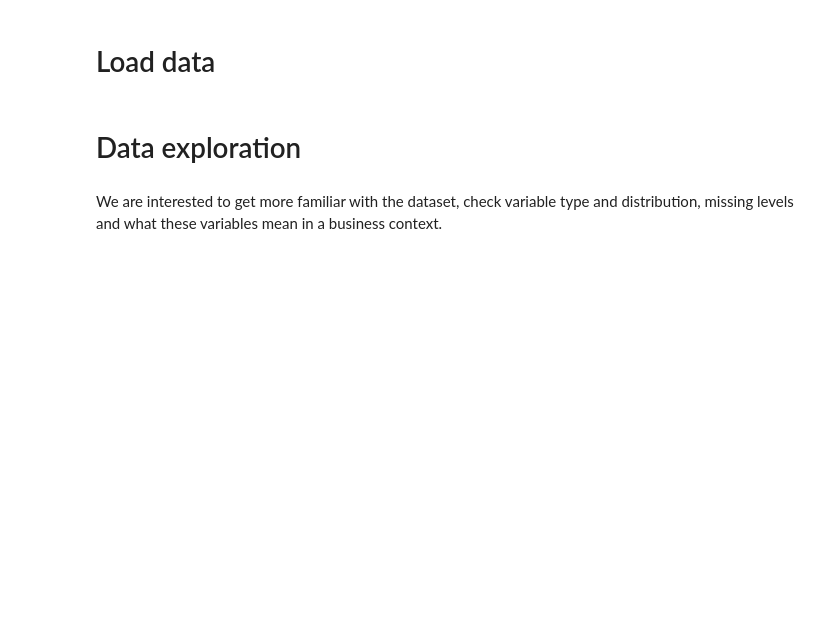
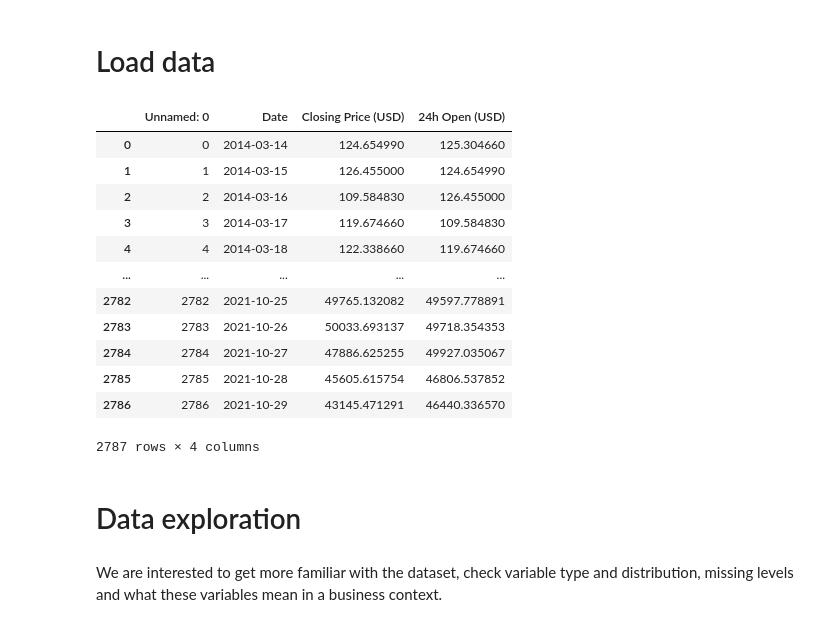
Before and after one commit to ksagep/fifth-milestone-project-bitcoin, a Jupyter notebook: jupyter_notebooks/Study_of_differences.ipynb, the cells around one changed output. Cells and saved outputs as stored; diff of their text form; code cells hidden in the pictures; blank space fills up the shorter version.

```diff
--- a/jupyter_notebooks/Study_of_differences.ipynb
+++ b/jupyter_notebooks/Study_of_differences.ipynb
@@ -40,8 +42,22 @@ current_dir
 # Load data
 # %%
 import pandas as pd
-df = (pd.read_csv("/workspace/fifth-milestone-project-bitcoin/jupyter_notebooks/outputs/dataset/collection/"))
-df.head(10)
+df = (pd.read_csv("/workspace/fifth-milestone-project-bitcoin/jupyter_notebooks/inputs/dataset/raw/BTC_USD_Price_Prediction_Data.csv").drop(['Currency','24h High (USD)','24h Low (USD)'], axis=1))
+df.head(2787)
+# %% [output]
+|  | Unnamed: 0 | Date | Closing Price (USD) | 24h Open (USD) |
+| 0 | 0 | 2014-03-14 | 124.654990 | 125.304660 |
+| 1 | 1 | 2014-03-15 | 126.455000 | 124.654990 |
+| 2 | 2 | 2014-03-16 | 109.584830 | 126.455000 |
+| 3 | 3 | 2014-03-17 | 119.674660 | 109.584830 |
+| 4 | 4 | 2014-03-18 | 122.338660 | 119.674660 |
+| ... | ... | ... | ... | ... |
+| 2782 | 2782 | 2021-10-25 | 49765.132082 | 49597.778891 |
+| 2783 | 2783 | 2021-10-26 | 50033.693137 | 49718.354353 |
+| 2784 | 2784 | 2021-10-27 | 47886.625255 | 49927.035067 |
+| 2785 | 2785 | 2021-10-28 | 45605.615754 | 46806.537852 |
+| 2786 | 2786 | 2021-10-29 | 43145.471291 | 46440.336570 |
+2787 rows × 4 columns
 # %% [markdown]
 # Data exploration
 # %% [markdown]
```
Also changed, not shown: parts of 5 cells of this notebook.
